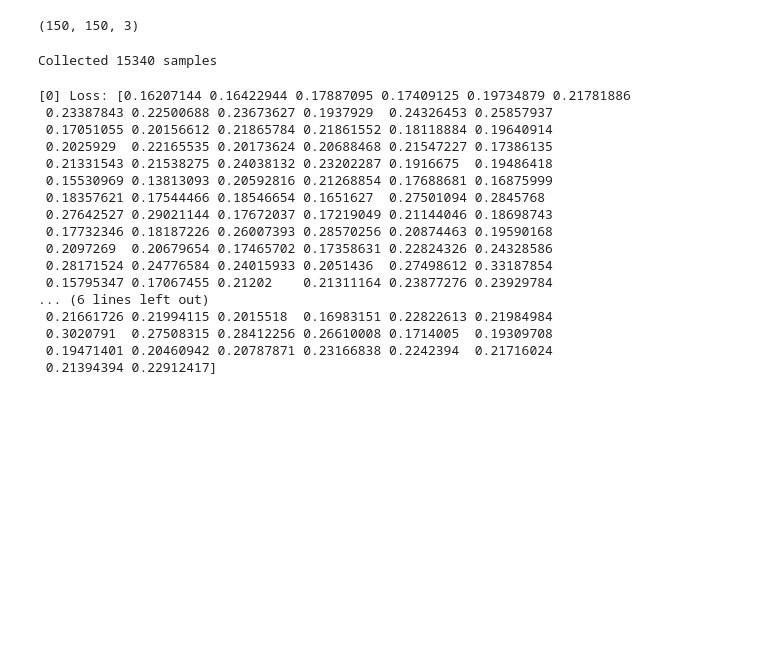
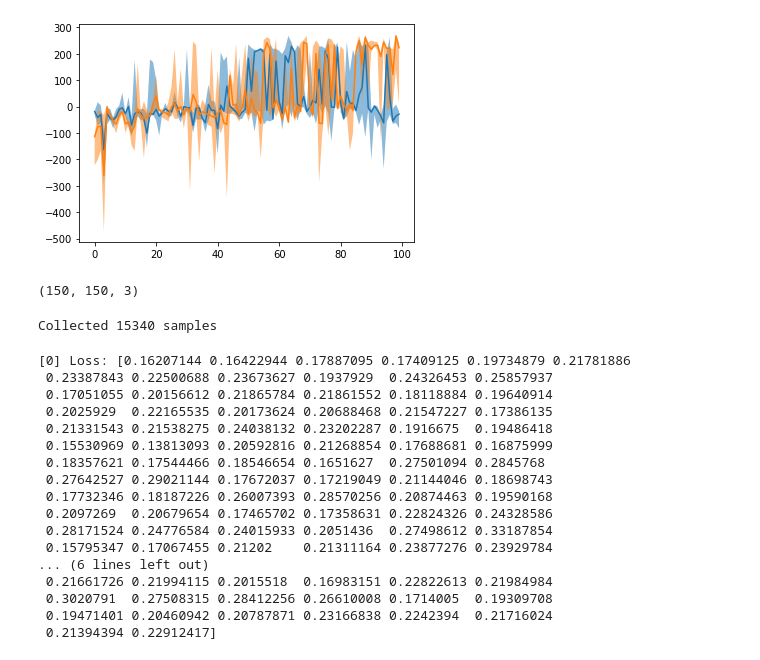
Before and after one commit to thebes2/RL, a Jupyter notebook: notebooks/RL.ipynb, the cells around one changed output. Saved outputs shown, nothing was run; the diff lists cells and outputs as text; code cells hidden in the pictures; blank space fills up the shorter version.

Commit message:
Refactor notebook and callbacks

```diff
--- a/notebooks/RL.ipynb
+++ b/notebooks/RL.ipynb
@@ -43,0 +29,36 @@ hist += agent.train(100, t_max=1000, display=True)
+# %%
+runs = 5
+epochs = 100
+env = 'lunarlander'
+base_name = 'lunarlander-DQN-eps_anneal_compare2'
+# %%
+cb = [
+    {
+        "type": "InitBufferCallback",
+        "kwargs": {
+            "episodes": 50
+        }
+    },
+    {
+        "type": "AnnealingSchedulerCallback",
+        "kwargs": {
+            "target": "epsilon",
+            "schedule": [
+                {
+                    "type": "Schedule",
+                    "kwargs": {
+                        "length": 200,
+                        "start_val": 0.4,
+                        "end_val": 0.01,
+                        "fn": "linear"
+                    }
+                }
+            ]
+        }
+    }
+]
+# %%
+hist1, hist2 = compare_algos(base_name, runs, epochs, env,
+    # dict({'algo': ['DDQN', 'PER', 'Dueling']})
+    dict({'callbacks': cb})
+)
@@ -44,3 +74,9 @@ hist += agent.train(100, t_max=1000, display=True)
+# %%
+plot_runs(hist1, hist2)
+# %%
+plot_runs(hist1, hist2) # blue is hist1, orange is hist2
+# %% [output]
+[figure, added]
 # %%
 # tetris = importlib.import_module('pytris-effect.src.gameui')
 # %%
```
Also changed, not shown: parts of 6 cells of this notebook, 5 other files.
